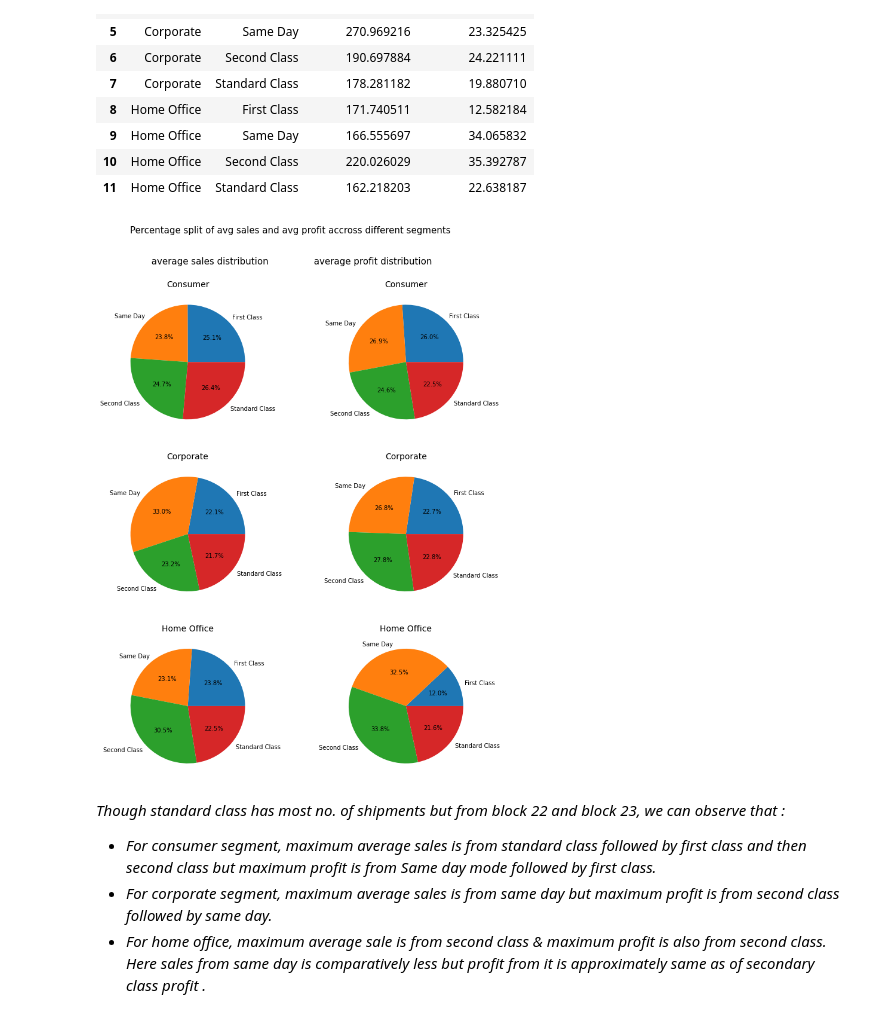
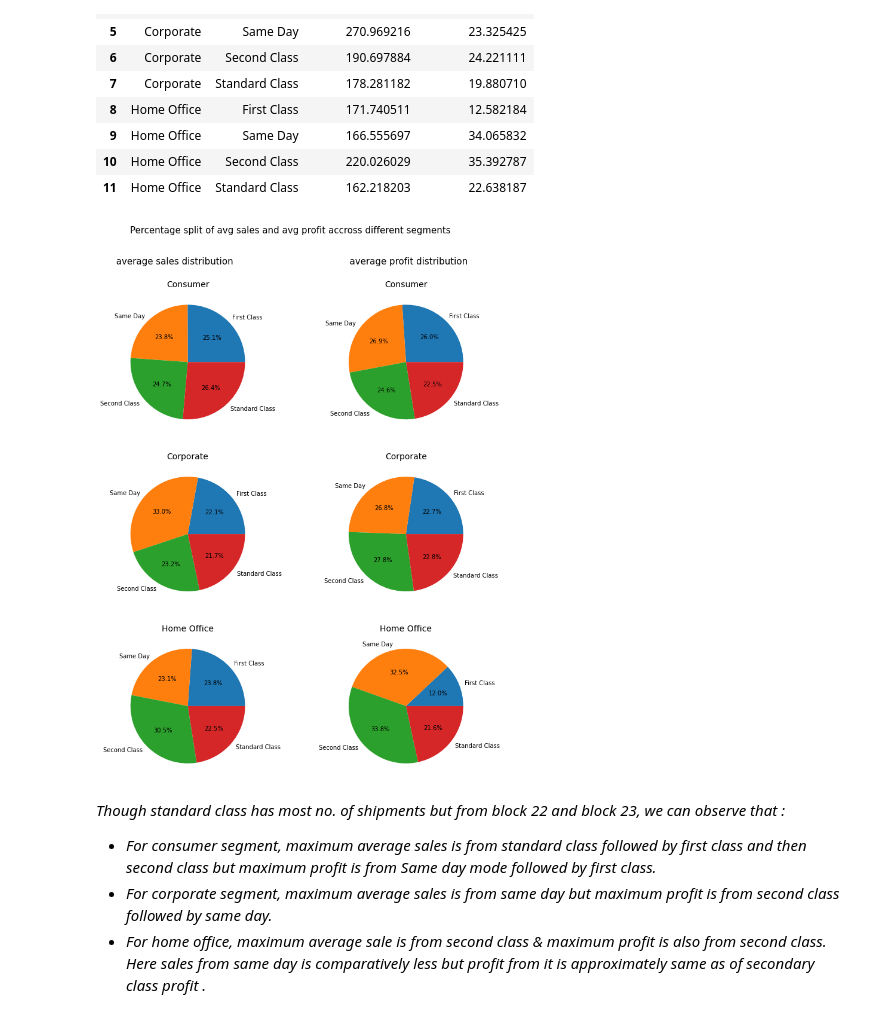
Before and after one commit to kiran9615/EDA_on_Sample_Superstore, a Jupyter notebook: task_3_EDA_on_Sample_Superstore.ipynb, the cells around one changed output. Saved outputs shown, nothing was run; the diff lists cells and outputs as text; code cells hidden in the pictures.

```diff
--- a/task_3_EDA_on_Sample_Superstore.ipynb
+++ b/task_3_EDA_on_Sample_Superstore.ipynb
@@ -36,6 +33,6 @@ Mounted at /content/drive
 # %%
 #reading samplesuperstore csv data and storing it in superstore_df dataframe
-file_path='/content/drive/MyDrive/Datascience/Sparks foundation provided datasets/SampleSuperstore.csv'
+file_path='/content/drive/MyDrive/Datascience/Datasets/SampleSuperstore.csv'
 superstore_df=pd.read_csv(file_path)
 # %% [markdown]
 # ***Part 1: Basic Data preprocessing and cleaning***
@@ -372,31 +379,34 @@ segment_avgsalesnprofit_df
 # %%
 #----------------------Block 23----------------------------------
 
 #visulaising observation of block 22
 plt.rcParams['figure.figsize'] = (12, 15)
 fig,axes=plt.subplots(3,2) #creating figure and multiple axes(here no. of axes=3*2=6)
 #to give a main title to plots of all 6 axes
-fig.suptitle('Percentage split of avg sales and avg profit accross different segments''\n\n\n average sales distribution                average profit distribution',fontsize=15)
+fig.suptitle('Percentage split of avg sales and avg profit accross different segments'
+                       '\n\n\n average sales distribution                                         average profit distribution',fontsize=15)
 segment_list=['Consumer','Corporate','Home Office'] #storing different segments in a list
 label=['First Class','Same Day','Second Class','Standard Class'] #storing different ship modes in a list
 #pie plot for average sales for each segment
 m=0;j=0;k=3
 for x in range(1):
       for y in range(3):
-        axes[y,x].pie(segment_avgsalesnprofit_df.loc[j:k,'Avg sales in USD'],labels=label, autopct='%1.1f%%',radius=1) #plotting pie chart in each axes for average sales across each segment
+         #plotting pie chart in each axes for average sales across each segment
+        axes[y,x].pie(segment_avgsalesnprofit_df.loc[j:k,'Avg sales in USD'],labels=label, autopct='%1.1f%%',radius=1)
         j=j+4;k=k+4
         axes[y,x].set_title(segment_list[m],fontsize=14) #setting title for pie plot of each axes
         m=m+1
 #pie plot for average profit for each segment
 m=0;j=0;k=3
 for x in range(1,2):
       for y in range(3):
-        axes[y,x].pie(segment_avgsalesnprofit_df.loc[j:k,'Avg profit in USD'],labels=label,autopct='%1.1f%%',radius=1) #plotting pie chart in each axes for average profit across each segment
+        #plotting pie chart in each axes for average profit across each segment
+        axes[y,x].pie(segment_avgsalesnprofit_df.loc[j:k,'Avg profit in USD'],labels=label,autopct='%1.1f%%',radius=1)
         j=j+4;k=k+4
         axes[y,x].set_title(segment_list[m],fontsize=14)
         m=m+1
 # %% [output]
-[figure, old version]
+[figure, new version]
 # %% [markdown]
 *Though standard class has most no. of shipments but from block 22 and block 23, we can observe that :*
 * *For consumer segment, maximum average sales is from standard class followed by first class and then second class but maximum profit is from Same day mode followed by first class.*
```
Also changed, not shown: parts of 45 cells of this notebook.
